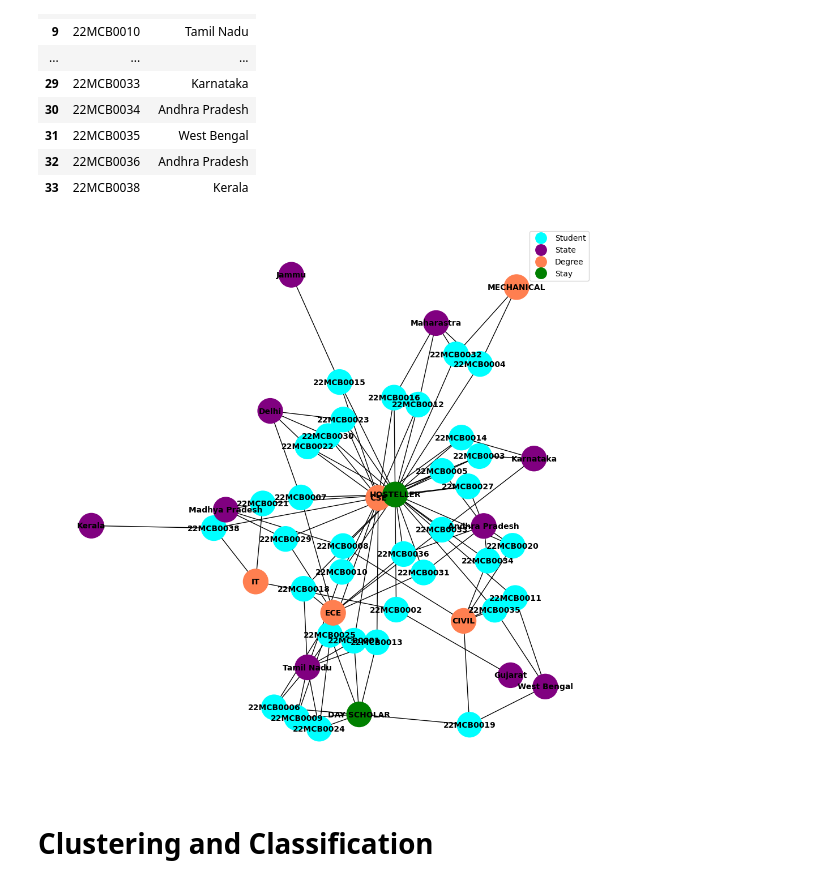
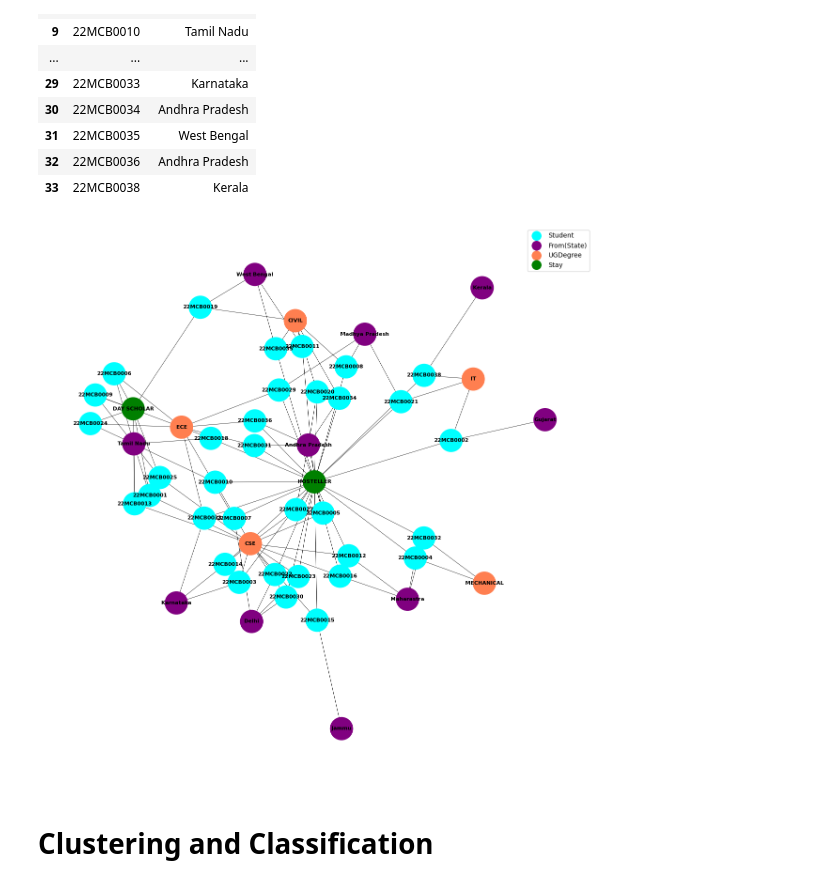
Before and after one commit to KUMARPALAKOLLU/socialNetworkAnalysis, a Jupyter notebook: heterogeneousGraphVisualization&clustering.ipynb, the cells around one changed output. Drawn from its saved outputs; the diff is of its cells as text; code cells hidden in the pictures.

```diff
--- a/heterogeneousGraphVisualization&clustering.ipynb
+++ b/heterogeneousGraphVisualization&clustering.ipynb
@@ -83,32 +80,31 @@ for _, row in stay_data.iterrows():
 # %%
-# Draw the graph
-plt.figure(figsize=(10, 10))  # Adjust the figure size as needed
-pos = nx.spring_layout(G, scale=5)  # Specify the layout algorithm and increase the scale
+plt.figure(figsize=(12, 12))  # Adjust the figure size as needed
+pos = nx.spring_layout(G, scale=20)  # Specify the layout algorithm and increase the scale
 node_colors = {'student': 'aqua', 'state': 'purple', 'degree': 'coral', 'stay': 'green'}
 node_types = nx.get_node_attributes(G, 'node_type')
 node_color = [node_colors[node_types[node]] for node in G.nodes]
 edge_color = 'black'  # Specify the edge color
-edge_width = 1  # Specify the edge width
+edge_width = 0.5  # Specify the edge width
 
 nx.draw_networkx(
     G, pos=pos, node_color=node_color, with_labels=True,
-    node_size=1000, font_size=10, font_weight='bold',
+    node_size=1200, font_size=8, font_weight='bold',
     edge_color=edge_color, width=edge_width
 )
 
 # Create a legend for the node colors
-legend_labels = ['Student', 'State', 'Degree', 'Stay']
+legend_labels = ['Student', 'From(State)', 'UGDegree', 'Stay']
 legend_colors = node_colors.values()
 legend_handles = [plt.Line2D([], [], marker='o', markersize=14, color=color, linestyle='None')
                   for color in legend_colors]
 plt.legend(legend_handles, legend_labels)
 
 # Display the graph
 plt.axis('off')  # Remove the axis
 plt.tight_layout()  # Adjust the layout
 plt.show()
 # %% [output]
-[figure, old version]
+[figure, new version]
 # %% [markdown]
 # **Clustering and Classification**
 # %%
```
Also changed, not shown: parts of 18 cells of this notebook.
